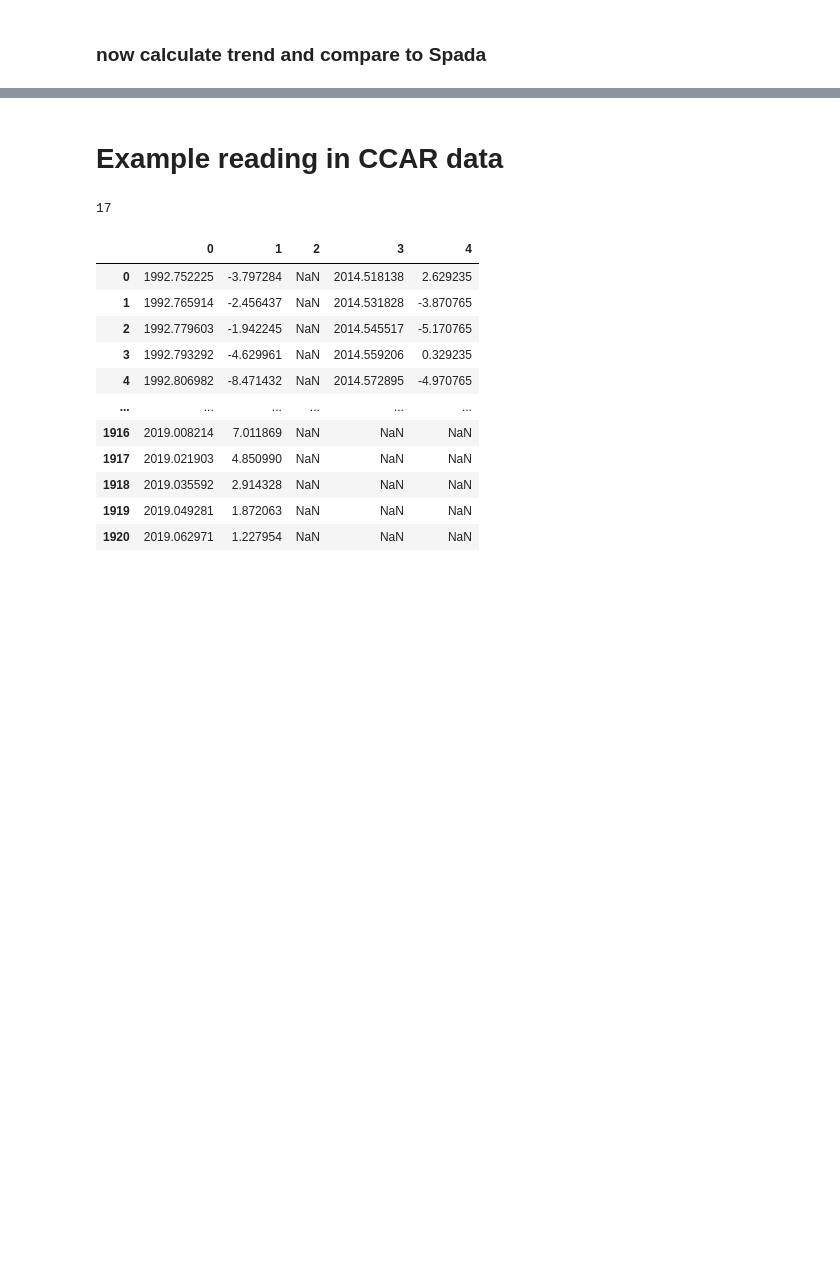
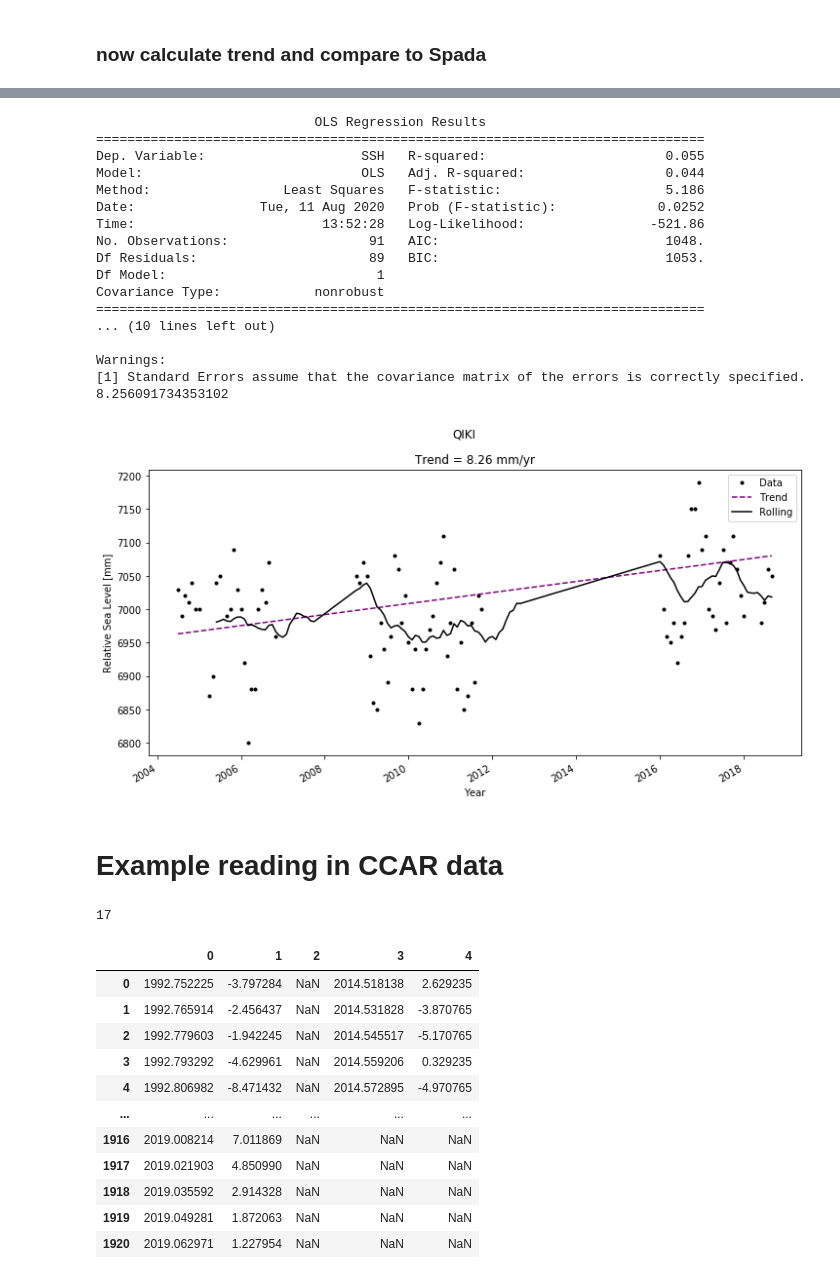
Before and after one commit to ldeo-arctictides/tidegauges-historical, a Jupyter notebook: example_read_psmsl.ipynb, the cells around one changed output, grey strips where cells are left out. Drawn from its saved outputs; the diff is of its cells as text; code cells hidden in the pictures; blank space fills up the shorter version.

```diff
--- a/example_read_psmsl.ipynb
+++ b/example_read_psmsl.ipynb
@@ -23,6 +23,38 @@ from tidegauge_functions import read_tidegauge_psmsl
 # %matplotlib notebook
 %matplotlib inline
 # %matplotlib widget
+# %%
+def plot_OLS_overlay_smoothing(df, res, site, var, data_units, simpletrend=True):
+    import matplotlib.pyplot as plt
+    from tidegauge_functions import convert_trend_toyearly
+
+    fig, ax = plt.subplots(1, 1, figsize=(12,6));
+    ax.plot(df[var].dropna().index, df[var].dropna().values,
+            label='Data', marker='.', linestyle='', color='black')
+
+    ## Plot linea model
+    if simpletrend:
+        ax.plot((df[var].index[0], df[var].index[-1]),
+            (res.params.x1*1 + res.params.const, res.params.x1*df.shape[0] + res.params.const),
+               label='Trend', linestyle='--', color='purple')
+    else:
+            ax.plot(df[var].index, [res.params.x1*i + res.params.const for i in np.arange(len(df[var]))])
+
+    ##
+    df[var].interpolate().rolling(window = 12).mean().plot(label='Rolling', color='black')
+
+    ## zero line
+#     ax.plot((df[var].index[0], df[var].index[-1]), (0, 0), 'k')
+
+    ## customize
+    trend = convert_trend_toyearly(df, res)
+    ax.set_title(f"Trend = {trend:.2f} mm/yr");
+
+    ##
+    ax.set_ylabel(data_units)
+    plt.suptitle(f"{site}")
+    plt.legend()
+    plt.savefig(f'figs/lineplot_OLS_{site}_trend.png')
 # %% [markdown]
 ### A place for function development
 NOTE that the function below is the "test" function (notice different function name) used for development in this notebook.  Production function is loaded from  `tidegauge_functions.py`
@@ -319,3 +351,33 @@ Text(0.5, 0.98, 'ta')
+# %%
+from tidegauge_functions import calc_OLS_tides, convert_trend_toyearly, plot_OLS_overlay
+
+
+res = calc_OLS_tides(df_monthly, 'SSH')
+print(res.summary())
+
+trend = convert_trend_toyearly(df_monthly, res)
+print(trend)
+
+plot_OLS_overlay_smoothing(df_monthly, res, 'QIKI', 'SSH', 'Relative Sea Level [mm]', simpletrend=True)
+# %% [output]
+                            OLS Regression Results
+==============================================================================
+Dep. Variable:                    SSH   R-squared:                       0.055
+Model:                            OLS   Adj. R-squared:                  0.044
+Method:                 Least Squares   F-statistic:                     5.186
+Date:                Tue, 11 Aug 2020   Prob (F-statistic):             0.0252
+Time:                        13:52:28   Log-Likelihood:                -521.86
+No. Observations:                  91   AIC:                             1048.
+Df Residuals:                      89   BIC:                             1053.
+Df Model:                           1
+Covariance Type:            nonrobust
+==============================================================================
+... (10 lines left out)
+
+Warnings:
+[1] Standard Errors assume that the covariance matrix of the errors is correctly specified.
+8.256091734353102
+[figure, added]
 # %% [markdown]
 # Example reading in CCAR data
 # %%
```
Also changed, not shown: parts of 4 cells of this notebook, 2 other files.
